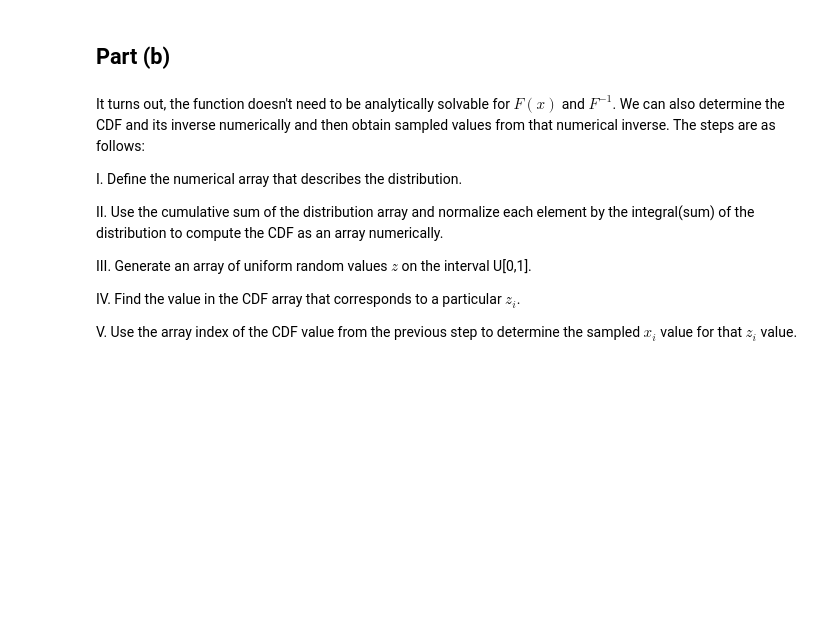
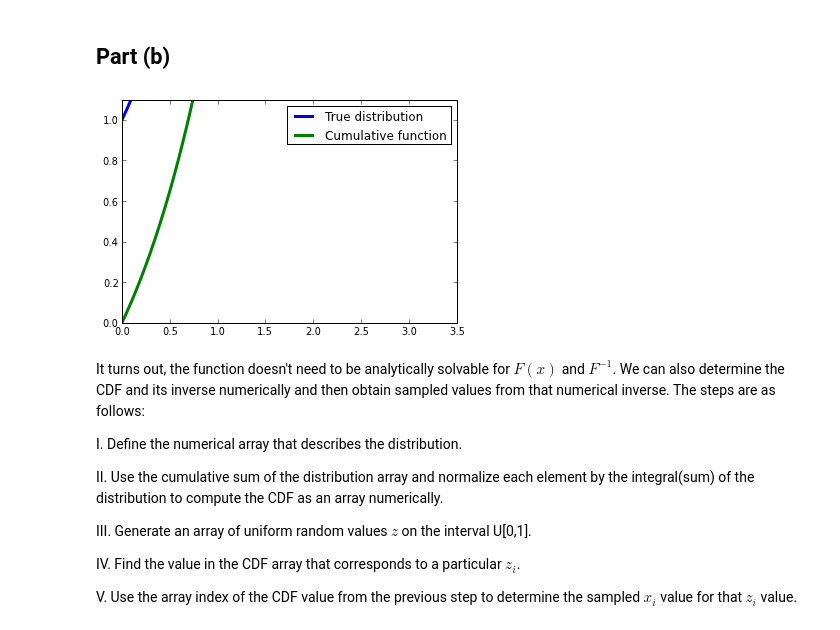
Before and after one commit to btaoPhys202/Phys202-S13, a Jupyter notebook: Week8/Week8Notes.ipynb, the cells around one changed output. Drawn from its saved outputs; the diff is of its cells as text; code cells hidden in the pictures; blank space fills up the shorter version.

```diff
--- a/Week8/Week8Notes.ipynb
+++ b/Week8/Week8Notes.ipynb
@@ -172,9 +172,22 @@ Part (b)
 # %%
 #Over range 0 to 5, and with lambda = 1
 
 x = arange(0., 5+0.001, 0.01)
 f = lambda x: e**x
-F = lambda x: e**x - 1
+F = lambda x: (e**x) - 1
+
+plot(x,f(x),label='True distribution',lw=3)
+plot(x,F(x), label='Cumulative function',lw=3)
+
+xlim(0,3.5)
+ylim(0,1.1)
+
+legend(loc=0)
+show()
+
+#I couldn't figure out where I went wrong... Something with the normalization I assume.
+# %% [output]
+[figure, added]
 # %% [markdown]
 It turns out, the function doesn't need to be analytically solvable for $F(x)$ and $F^{-1}$. We can also determine the CDF and its inverse numerically and then obtain sampled values from that numerical inverse. The steps are as follows:
 
```
Also changed, not shown: parts of 2 cells of this notebook.
